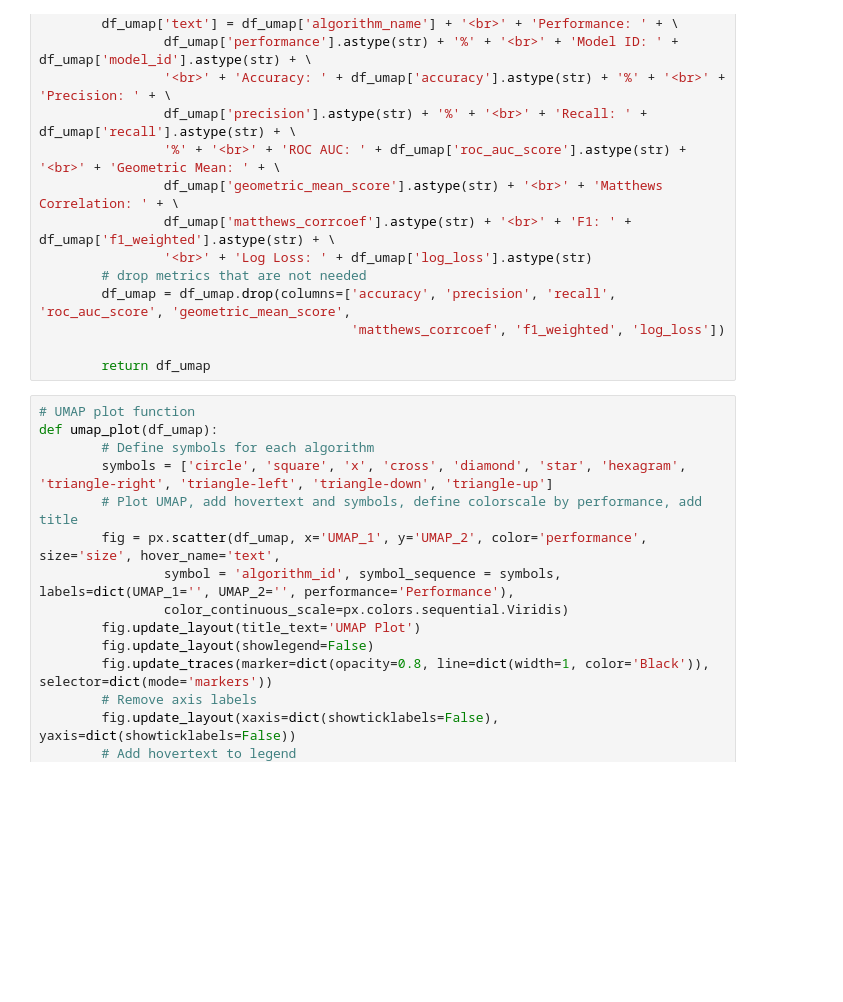
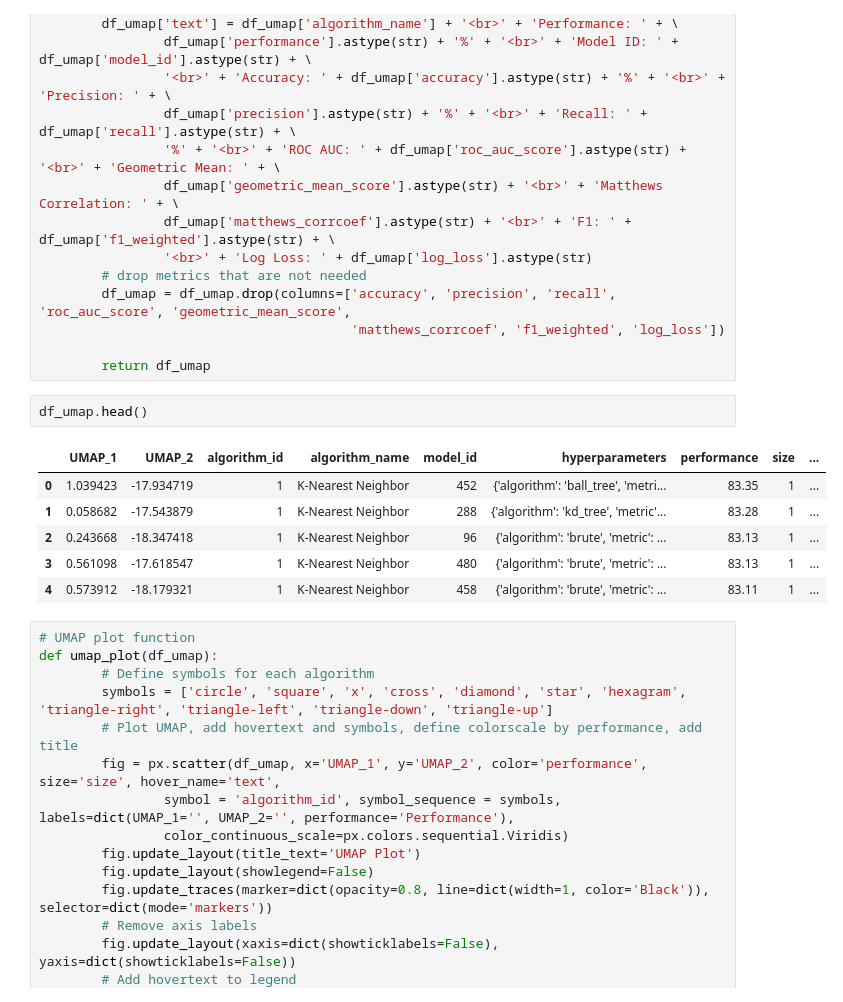
Before and after one commit to iploshchik/MetaStackVis, a Jupyter notebook: 2dv50e_old.ipynb, the cells around one changed output. Drawn from its saved outputs; the diff is of its cells as text; blank space fills up the shorter version.

```diff
--- a/2dv50e_old.ipynb
+++ b/2dv50e_old.ipynb
@@ -113,6 +113,15 @@ def umap_model (df_prob = df_probabilities, df_mod = df_model, parameter_umap_n_
                                         'matthews_corrcoef', 'f1_weighted', 'log_loss'])
 
         return df_umap
+# %%
+df_umap.head()
+# %% [output]
+|  | UMAP_1 | UMAP_2 | algorithm_id | algorithm_name | model_id | hyperparameters | performance | size | ... |
+| 0 | 1.039423 | -17.934719 | 1 | K-Nearest Neighbor | 452 | {'algorithm': 'ball_tree', 'metri... | 83.35 | 1 | ... |
+| 1 | 0.058682 | -17.543879 | 1 | K-Nearest Neighbor | 288 | {'algorithm': 'kd_tree', 'metric'... | 83.28 | 1 | ... |
+| 2 | 0.243668 | -18.347418 | 1 | K-Nearest Neighbor | 96 | {'algorithm': 'brute', 'metric': ... | 83.13 | 1 | ... |
+| 3 | 0.561098 | -17.618547 | 1 | K-Nearest Neighbor | 480 | {'algorithm': 'brute', 'metric': ... | 83.13 | 1 | ... |
+| 4 | 0.573912 | -18.179321 | 1 | K-Nearest Neighbor | 458 | {'algorithm': 'brute', 'metric': ... | 83.11 | 1 | ... |
 # %%
 # UMAP plot function
 def umap_plot(df_umap):
```
Also changed, not shown: parts of 1 cell of this notebook.
